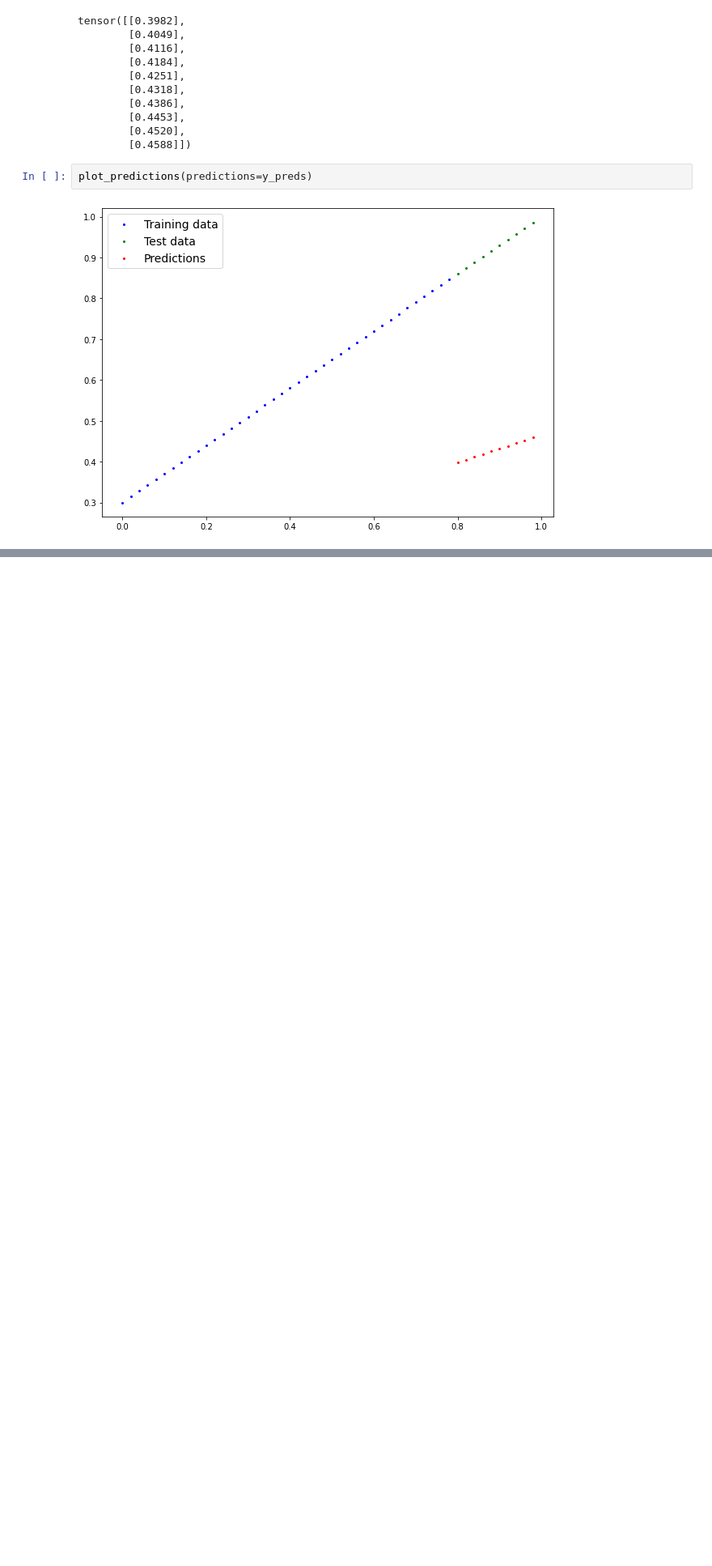
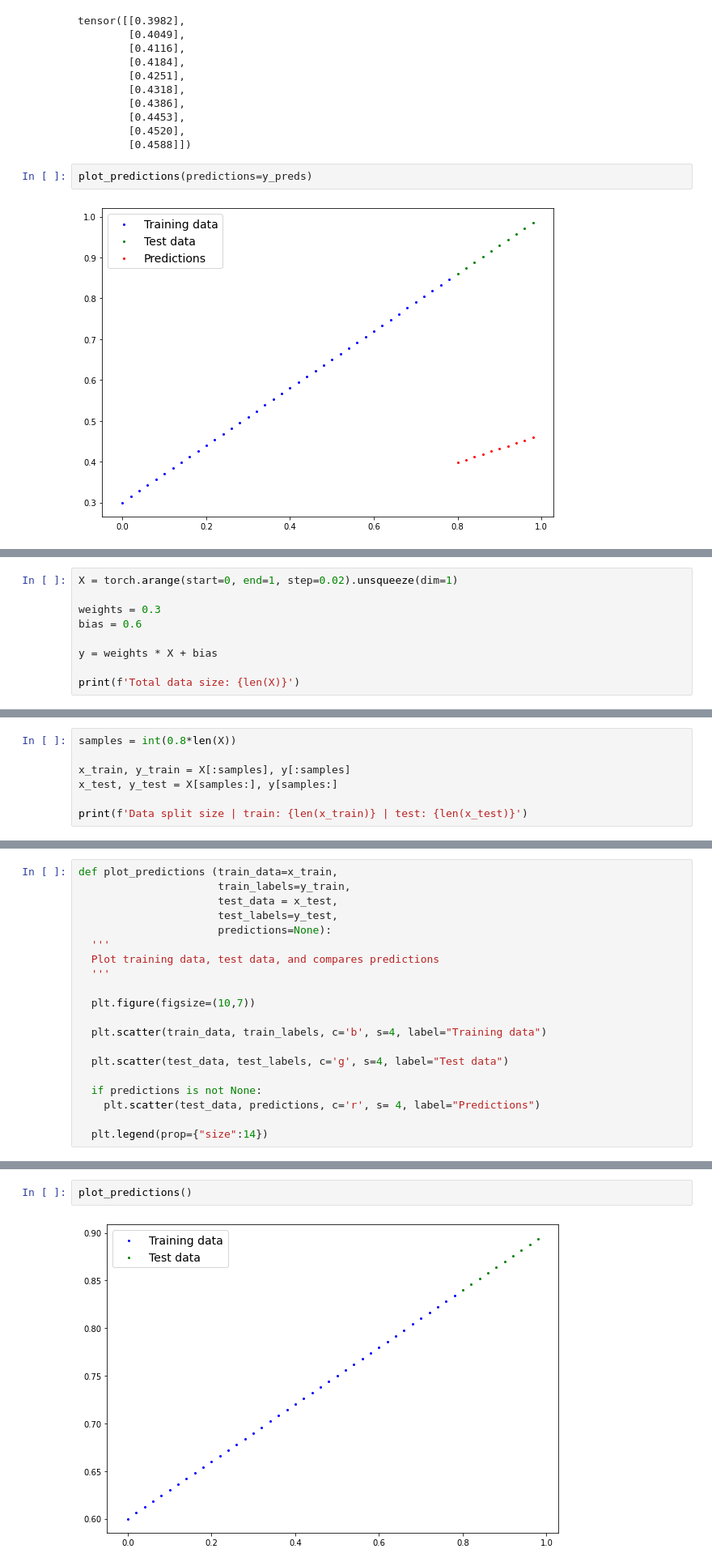
Before and after one commit to kvnptl/pytorch-practice, a Jupyter notebook: 01_pytorch_workflow.ipynb, the cells around one changed output, grey strips where cells are left out. Shown at 81% size. Cells and saved outputs as stored; diff of their text form; blank space fills up the shorter version.

```diff
--- a/01_pytorch_workflow.ipynb
+++ b/01_pytorch_workflow.ipynb
@@ -170,0 +326,9 @@ plot_predictions(predictions=y_preds)
+# %%
+X = torch.arange(start=0, end=1, step=0.02).unsqueeze(dim=1)
+
+weights = 0.3
+bias = 0.6
+
+y = weights * X + bias
+
+print(f'Total data size: {len(X)}')
@@ -170,0 +337,7 @@ plot_predictions(predictions=y_preds)
+# %%
+samples = int(0.8*len(X))
+
+x_train, y_train = X[:samples], y[:samples]
+x_test, y_test = X[samples:], y[samples:]
+
+print(f'Data split size | train: {len(x_train)} | test: {len(x_test)}')
@@ -170,0 +346,20 @@ plot_predictions(predictions=y_preds)
+# %%
+def plot_predictions (train_data=x_train,
+                      train_labels=y_train,
+                      test_data = x_test,
+                      test_labels=y_test,
+                      predictions=None):
+  '''
+  Plot training data, test data, and compares predictions
+  '''
+
+  plt.figure(figsize=(10,7))
+
+  plt.scatter(train_data, train_labels, c='b', s=4, label="Training data")
+
+  plt.scatter(test_data, test_labels, c='g', s=4, label="Test data")
+
+  if predictions is not None:
+    plt.scatter(test_data, predictions, c='r', s= 4, label="Predictions")
+
+  plt.legend(prop={"size":14})
@@ -170,0 +368,4 @@ plot_predictions(predictions=y_preds)
+# %%
+plot_predictions()
+# %% [output]
+[figure, added]
```
Also changed, not shown: parts of 35 cells of this notebook.
